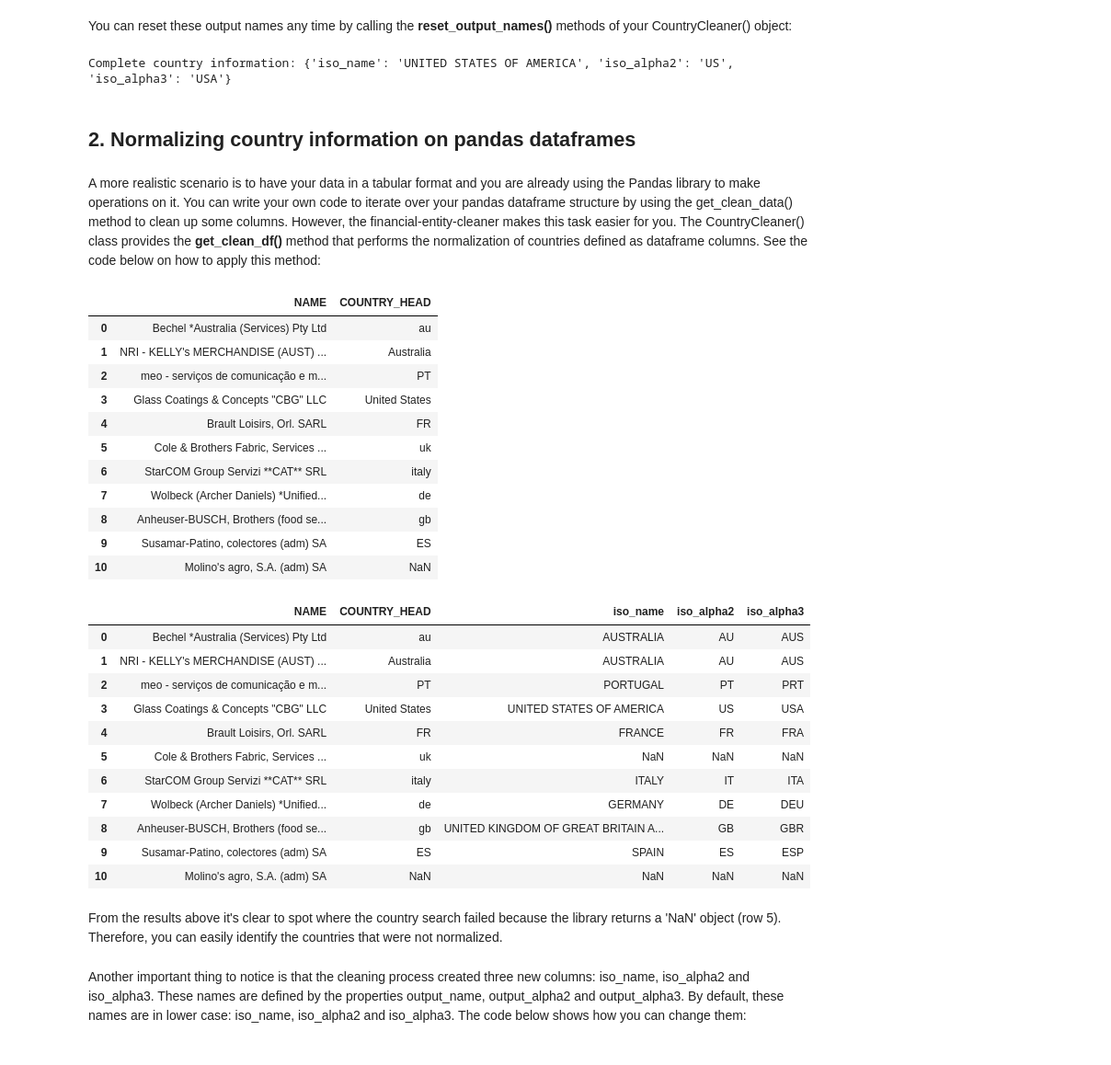
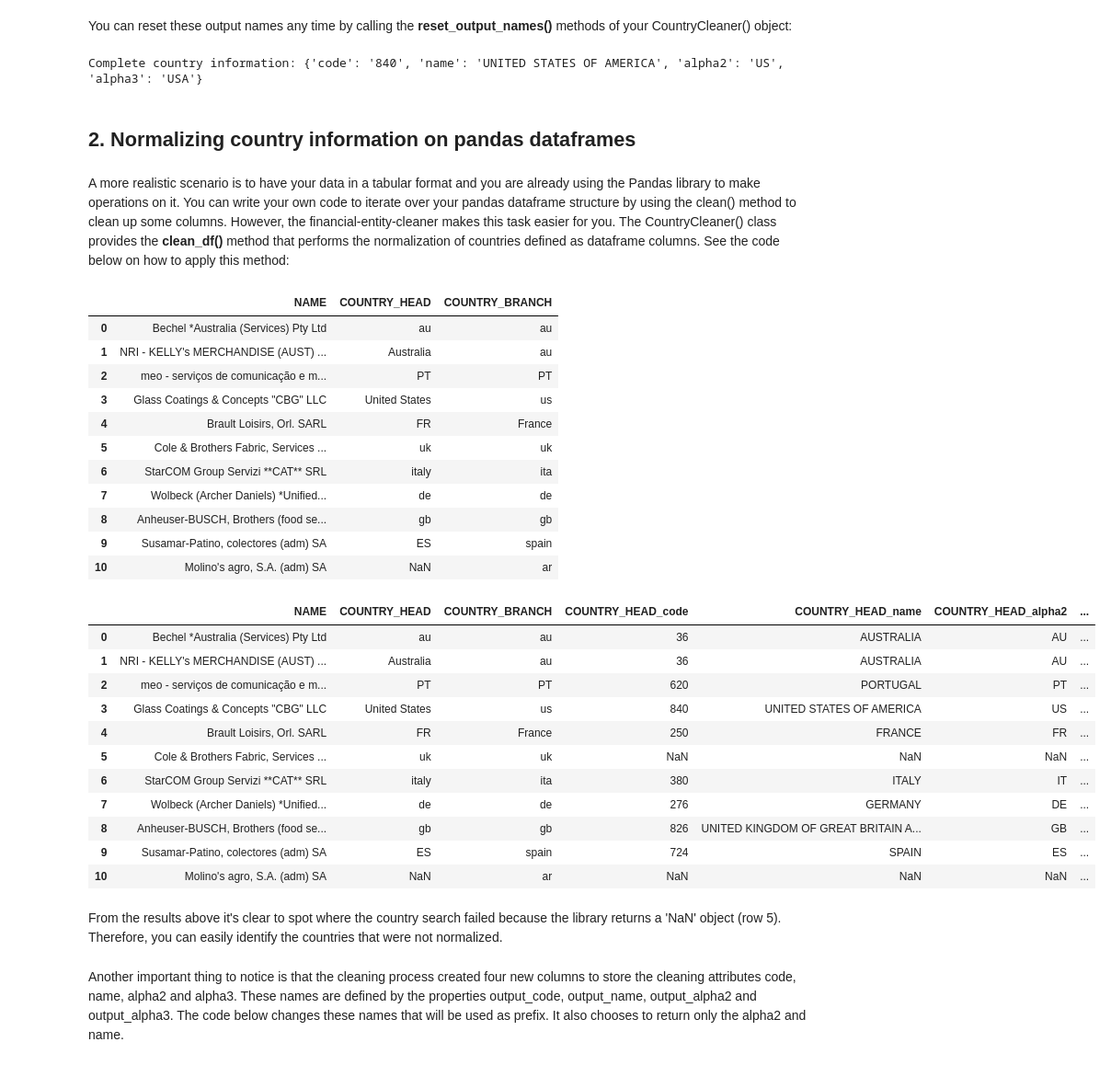
Before and after one commit to os-climate/financial-entity-cleaner, a Jupyter notebook: notebooks/how-to/Normalize country information.ipynb, the cells around one changed output. Shown: that part at 92% size. Saved outputs shown, nothing was run; the diff lists cells and outputs as text; code cells hidden in the pictures.

```diff
--- a/notebooks/how-to/Normalize country information.ipynb
+++ b/notebooks/how-to/Normalize country information.ipynb
@@ -100,6 +94,6 @@ CountryInputDataTooSmall: Financial-Entity-Cleaner (Error) - The input data <u>
 <b>SILENT MODE:</b> You can set up your cleaning object back to SILENT_MODE as shown below:
 </div>
 # %%
-country_cleaner_obj.mode = ModeOfUse.SILENT_MODE
+country_cleaner_obj.mode = CountryCleaner.SILENT_MODE
 # %%
 # Trigger an exception if the country is not found.
@@ -111,5 +105,5 @@ Another important property of the CountryCleaner() class is the **letter_case**
 # %%
 # Set up the resultant letter case
-country_cleaner_obj.letter_case='upper'
+country_cleaner_obj.letter_case= CountryCleaner.UPPER_LETTER_CASE
 # %%
 # Get the complete information about a country given and alpha2 code
@@ -122,4 +116,5 @@ Finally, you may want to change the dictionary keys returned by the country sear
 # %%
+country_cleaner_obj.output_code = 'clean_code'
 country_cleaner_obj.output_name = 'clean_name'
 country_cleaner_obj.output_alpha2 = 'clean_alpha2'
 country_cleaner_obj.output_alpha3 = 'clean_alpha3'
@@ -135,58 +130,58 @@ You can reset these output names any time by calling the **reset_output_names()*
 country_cleaner_obj.reset_output_names()
 # %%
 # Get the complete information about a country given and alpha2 code
-country_info_dict = country_cleaner_obj.get_clean_data('US')
+country_info_dict = country_cleaner_obj.clean('US')
 print('Complete country information: {}'.format(country_info_dict))
 # %% [output]
-Complete country information: {'iso_name': 'UNITED STATES OF AMERICA', 'iso_alpha2': 'US', 'iso_alpha3': 'USA'}
+Complete country information: {'code': '840', 'name': 'UNITED STATES OF AMERICA', 'alpha2': 'US', 'alpha3': 'USA'}
 # %% [markdown]
 ## 2. Normalizing country information on pandas dataframes <a id="df"></a>
 # %% [markdown]
-A more realistic scenario is to have your data in a tabular format and you are already using the Pandas library to make operations on it. You can write your own code to iterate over your pandas dataframe structure by using the get_clean_data() method to clean up some columns. However, the financial-entity-cleaner makes this task easier for you. The CountryCleaner() class provides the **get_clean_df()** method that performs the normalization of countries defined as dataframe columns. See the code below on how to apply this method:
+A more realistic scenario is to have your data in a tabular format and you are already using the Pandas library to make operations on it. You can write your own code to iterate over your pandas dataframe structure by using the clean() method to clean up some columns. However, the financial-entity-cleaner makes this task easier for you. The CountryCleaner() class provides the **clean_df()** method that performs the normalization of countries defined as dataframe columns. See the code below on how to apply this method:
 # %%
 # Import the pandas library to read data from a .csv file
 import pandas as pd
 # %%
 # Read the .csv file as a pandas dataframe object
 input_filename = '../../tests/data/test_cleaner.csv'
-df_original = pd.read_csv(input_filename,sep=';',encoding='utf-8', usecols=['NAME','COUNTRY_HEAD'])
+df_original = pd.read_csv(input_filename,sep=';',encoding='utf-8', usecols=['NAME','COUNTRY_HEAD', 'COUNTRY_BRANCH'])
 df_original
 # %% [output]
-|  | NAME | COUNTRY_HEAD |
-| 0 | Bechel *Australia (Services) Pty Ltd | au |
-| 1 | NRI - KELLY's MERCHANDISE (AUST) ... | Australia |
-| 2 | meo - serviços de comunicação e m... | PT |
-| 3 | Glass Coatings & Concepts "CBG" LLC | United States |
-| 4 | Brault Loisirs, Orl. SARL | FR |
-| 5 | Cole & Brothers Fabric, Services ... | uk |
-| 6 | StarCOM Group Servizi **CAT** SRL | italy |
-| 7 | Wolbeck (Archer Daniels) *Unified... | de |
-| 8 | Anheuser-BUSCH, Brothers (food se... | gb |
-| 9 | Susamar-Patino, colectores (adm) SA | ES |
-| 10 | Molino's agro, S.A. (adm) SA | NaN |
+|  | NAME | COUNTRY_HEAD | COUNTRY_BRANCH |
+| 0 | Bechel *Australia (Services) Pty Ltd | au | au |
+| 1 | NRI - KELLY's MERCHANDISE (AUST) ... | Australia | au |
+| 2 | meo - serviços de comunicação e m... | PT | PT |
+| 3 | Glass Coatings & Concepts "CBG" LLC | United States | us |
+| 4 | Brault Loisirs, Orl. SARL | FR | France |
+| 5 | Cole & Brothers Fabric, Services ... | uk | uk |
+| 6 | StarCOM Group Servizi **CAT** SRL | italy | ita |
+| 7 | Wolbeck (Archer Daniels) *Unified... | de | de |
+| 8 | Anheuser-BUSCH, Brothers (food se... | gb | gb |
+| 9 | Susamar-Patino, colectores (adm) SA | ES | spain |
+| 10 | Molino's agro, S.A. (adm) SA | NaN | ar |
 # %%
 # Let's setup the output in upper case
 country_cleaner_obj.letter_case='upper'
 # %%
-# Let's perform the cleaning on the dataframe by using the column named as 'COUNTRY'
-df_cleaner = country_cleaner_obj.get_clean_df(df=df_original, column_name='COUNTRY_HEAD')
+# Let's perform the cleaning on the dataframe by using the column named as 'COUNTRY_HEAD'
+df_cleaner = country_cleaner_obj.clean_df(df=df_original, cols=['COUNTRY_HEAD'])
 df_cleaner
 # %% [output]
-|  | NAME | COUNTRY_HEAD | iso_name | iso_alpha2 | iso_alpha3 |
-| 0 | Bechel *Australia (Services) Pty Ltd | au | AUSTRALIA | AU | AUS |
-| 1 | NRI - KELLY's MERCHANDISE (AUST) ... | Australia | AUSTRALIA | AU | AUS |
-| 2 | meo - serviços de comunicação e m... | PT | PORTUGAL | PT | PRT |
-| 3 | Glass Coatings & Concepts "CBG" LLC | United States | UNITED STATES OF AMERICA | US | USA |
-| 4 | Brault Loisirs, Orl. SARL | FR | FRANCE | FR | FRA |
-| 5 | Cole & Brothers Fabric, Services ... | uk | NaN | NaN | NaN |
-| 6 | StarCOM Group Servizi **CAT** SRL | italy | ITALY | IT | ITA |
-| 7 | Wolbeck (Archer Daniels) *Unified... | de | GERMANY | DE | DEU |
-| 8 | Anheuser-BUSCH, Brothers (food se... | gb | UNITED KINGDOM OF GREAT BRITAIN A... | GB | GBR |
-| 9 | Susamar-Patino, colectores (adm) SA | ES | SPAIN | ES | ESP |
-| 10 | Molino's agro, S.A. (adm) SA | NaN | NaN | NaN | NaN |
+|  | NAME | COUNTRY_HEAD | COUNTRY_BRANCH | COUNTRY_HEAD_code | COUNTRY_HEAD_name | COUNTRY_HEAD_alpha2 | ... |
+| 0 | Bechel *Australia (Services) Pty Ltd | au | au | 36 | AUSTRALIA | AU | ... |
+| 1 | NRI - KELLY's MERCHANDISE (AUST) ... | Australia | au | 36 | AUSTRALIA | AU | ... |
+| 2 | meo - serviços de comunicação e m... | PT | PT | 620 | PORTUGAL | PT | ... |
+| 3 | Glass Coatings & Concepts "CBG" LLC | United States | us | 840 | UNITED STATES OF AMERICA | US | ... |
+| 4 | Brault Loisirs, Orl. SARL | FR | France | 250 | FRANCE | FR | ... |
+| 5 | Cole & Brothers Fabric, Services ... | uk | uk | NaN | NaN | NaN | ... |
+| 6 | StarCOM Group Servizi **CAT** SRL | italy | ita | 380 | ITALY | IT | ... |
+| 7 | Wolbeck (Archer Daniels) *Unified... | de | de | 276 | GERMANY | DE | ... |
+| 8 | Anheuser-BUSCH, Brothers (food se... | gb | gb | 826 | UNITED KINGDOM OF GREAT BRITAIN A... | GB | ... |
+| 9 | Susamar-Patino, colectores (adm) SA | ES | spain | 724 | SPAIN | ES | ... |
+| 10 | Molino's agro, S.A. (adm) SA | NaN | ar | NaN | NaN | NaN | ... |
 # %% [markdown]
 From the results above it's clear to spot where the country search failed because the library returns a 'NaN' object (row 5). Therefore, you can easily identify the countries that were not normalized.
 # %% [markdown]
-Another important thing to notice is that the cleaning process created three new columns: iso_name, iso_alpha2 and iso_alpha3. These names are defined by the properties output_name, output_alpha2 and output_alpha3. By default, these names are in lower case: iso_name, iso_alpha2 and iso_alpha3. The code below shows how you can change them:
+Another important thing to notice is that the cleaning process created four new columns to store the cleaning attributes code, name, alpha2 and alpha3. These names are defined by the properties output_code, output_name, output_alpha2 and output_alpha3. The code below changes these names that will be used as prefix. It also chooses to return only the alpha2 and name.
 # %%
 # Changing the output column names
```
Also changed, not shown: parts of 29 cells of this notebook, 6 other files.
